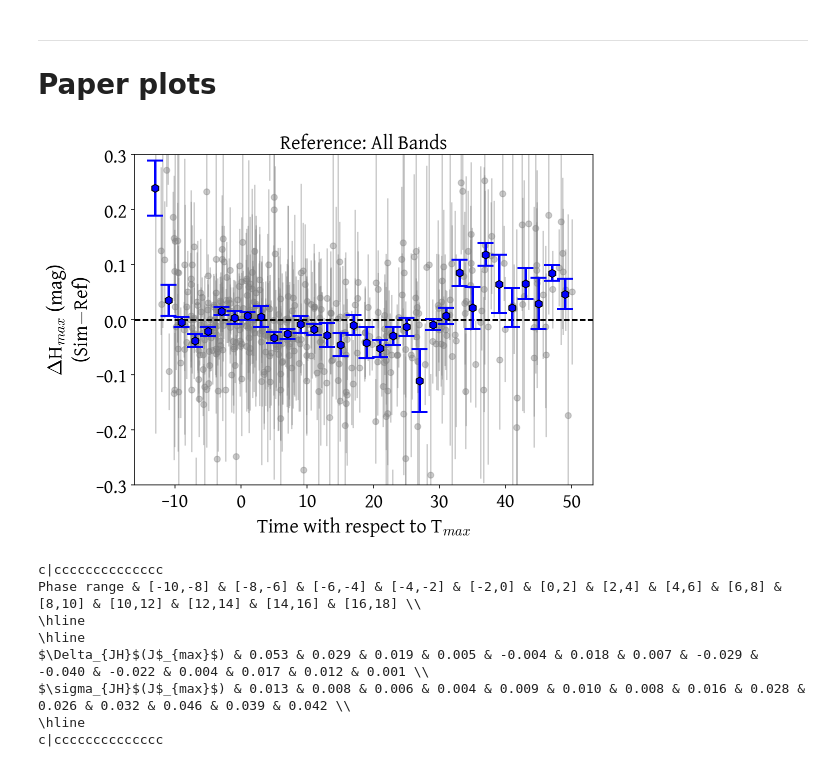
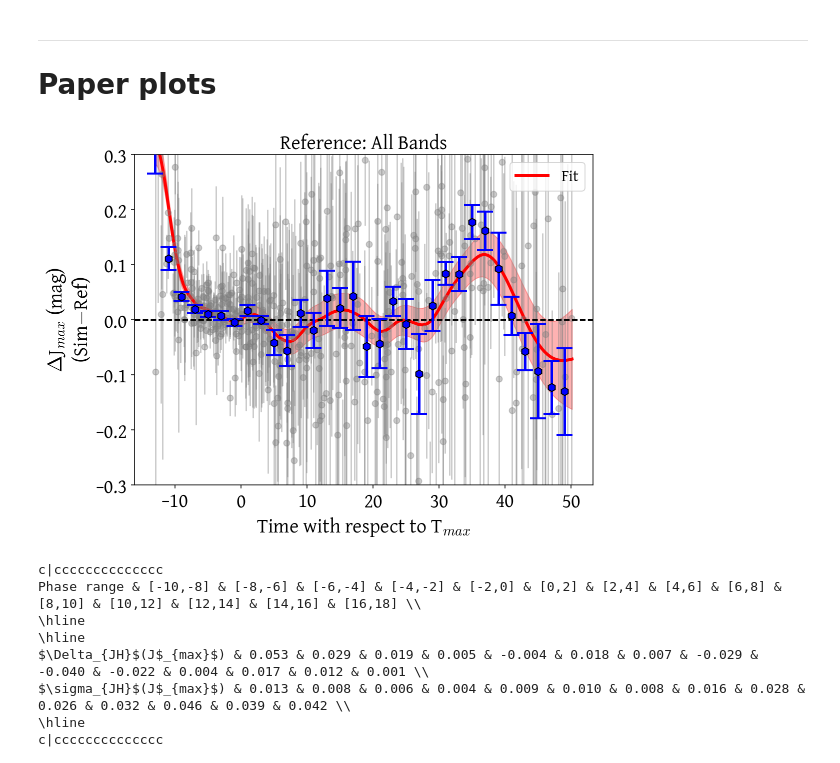
Before and after one commit to HOSTFLOWS/flows_sims, a Jupyter notebook: 3.comparison.ipynb, the cells around one changed output. Drawn from its saved outputs; the diff is of its cells as text; code cells hidden in the pictures.

Commit message:
added fit to the residuals

```diff
--- a/3.comparison.ipynb
+++ b/3.comparison.ipynb
@@ -790,6 +880,27 @@ def plot_m1(param, ref_bands, nir_bands, step=4, mask_epochs=None):
                 color=BIN_COLOUR, ms=8, mec='k', fmt='h', zorder=30,
                 ecolor=BIN_COLOUR, capsize=8, capthick=2, elinewidth=2.5)
 
+    # fits
+    sort_ids = np.argsort(params_dict['m1'])
+    x = params_dict['m1'][sort_ids]
+    y = params_dict['residuals'][sort_ids]
+    yerr = params_dict['yerr'][sort_ids]
+    w = 1/yerr**2
+
+    # spline fit
+    spl = UnivariateSpline(x, y, w, s=1000000)
+    xs = np.linspace(min_val, max_val, 1000)
+    #ax.plot(xs, spl(xs), 'm', lw=3, label='spline')
+
+    #poly fit
+    z = np.polyfit(x, y, 7)
+    poly = np.poly1d(z)
+    #ax.plot(xs, poly(xs), 'g', lw=3, label='poly')
+
+    # gp fit
+    xs, ys, yserr = gp_lc_fit(x, y, yerr, 'matern52')
+    ax.plot(xs, ys, color='r', ls='-', lw=3, label='Fit')
+    ax.fill_between(xs, ys+yserr, ys-yserr, color='r', alpha=0.3)
 
     if 'max' in param:
         param_str = param[0]+'$_{max}$'
@@ -804,18 +915,19 @@ def plot_m1(param, ref_bands, nir_bands, step=4, mask_epochs=None):
     ax.set_title(title, fontsize=20)
     ax.tick_params(labelsize=20)
     ax.set_ylim(-0.3, 0.3)
+    ax.legend(fontsize=16)
 
     fig.tight_layout()
-    plt.savefig(f'paper_plots/{param}_residuals.jpg')
+    #plt.savefig(f'paper_plots/{param}_residuals.jpg')
     plt.show()
 # %%
-parameter = 'Hmax'
+parameter = 'Jmax'
 ref_bands = 'AllBands'
 nir_bands = 'JH'
 step = 2
 plot_m1(parameter, ref_bands, nir_bands, step)
 # %% [output]
-[figure, old version]
+[figure, new version]
 # %%
 def m1_table(param, ref_bands, nir_bands, step=4, mask_epochs=None):
 
```
Also changed, not shown: parts of 1 cell of this notebook, 2 other files.
